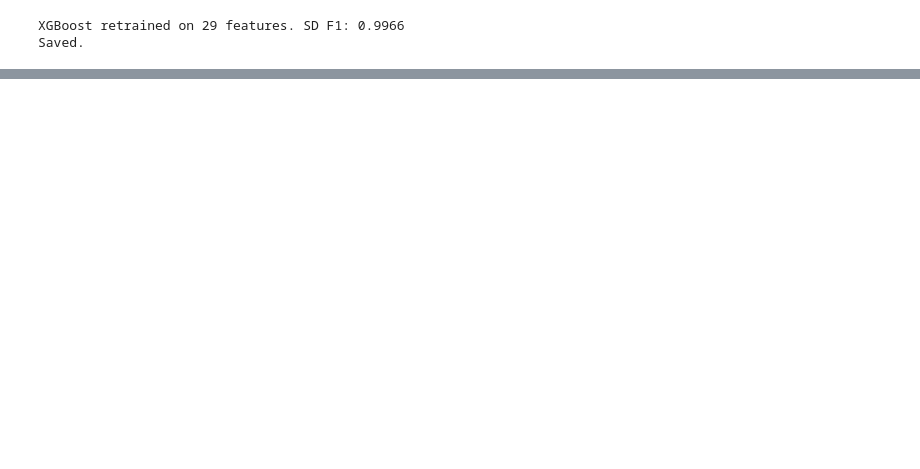
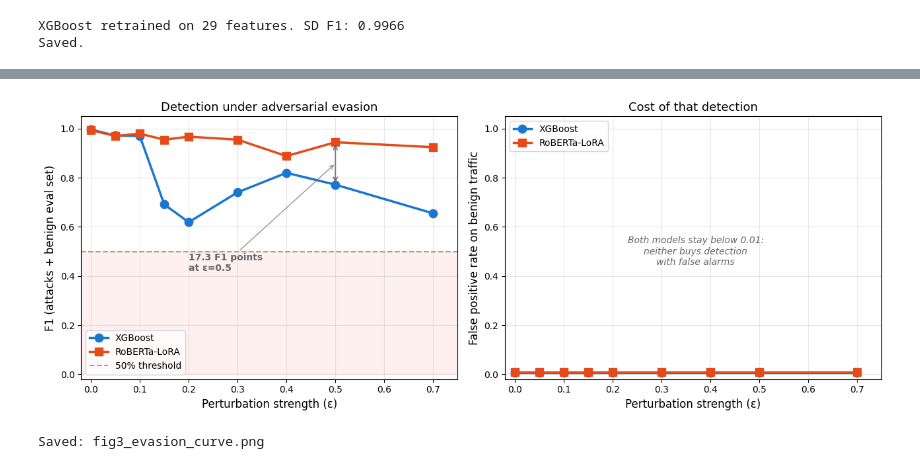
Before and after one commit to ebadatif/IDS-three-axis-evaluation, a Jupyter notebook: notebooks/pipeline.ipynb, the cells around one changed output, grey strips where cells are left out. Cells and saved outputs as stored; diff of their text form; code cells hidden in the pictures; blank space fills up the shorter version.

```diff
--- a/notebooks/pipeline.ipynb
+++ b/notebooks/pipeline.ipynb
@@ -2348,32 +2575,56 @@ print("Saved: fig2_transfer_matrix.png")
 # %%
+# ============================================================
+# FIGURE 3 — Adversarial evasion robustness (F1 + FPR panels)
+# ε=1.0 excluded: degenerate (1 distinct attack row)
+# ============================================================
+PLOT_EPS = sorted(e for e in evasion_df['epsilon'].unique() if e < 1.0)
+fig, (ax1, ax2) = plt.subplots(1, 2, figsize=(13, 5))
 
-fig, ax = plt.subplots(figsize=(8, 5))
+for mname, color, marker in [('XGBoost', XGB_COLOR, 'o'),
+                             ('RoBERTa-LoRA', LLM_COLOR, 's')]:
+    sub = evasion_df[(evasion_df.model == mname) &
+                     (evasion_df.epsilon.isin(PLOT_EPS))].sort_values('epsilon')
+    ax1.plot(sub['epsilon'], sub['f1'], color=color, marker=marker,
+             linewidth=2.5, markersize=9, label=mname, zorder=3)
+    ax2.plot(sub['epsilon'], sub['fpr'], color=color, marker=marker,
+             linewidth=2.5, markersize=9, label=mname, zorder=3)
 
-for mname, color, marker in [('XGBoost', XGB_COLOR, 'o'), ('RoBERTa-LoRA', LLM_COLOR, 's')]:
-    sub = evasion_df[evasion_df.model == mname].sort_values('epsilon')
-    ax.plot(sub['epsilon'], sub['detection_rate'],
-            color=color, marker=marker, linewidth=2.5, markersize=9,
-            label=mname, zorder=3)
+# ---- Left panel: F1 ----
+ax1.axhline(y=0.5, color=GREY, linestyle='--', alpha=0.6,
+            label='50% threshold', zorder=1)
+ax1.fill_between([-0.02, 0.75], 0, 0.5, color='red', alpha=0.06, zorder=0)
 
-ax.axhline(y=0.5, color=GREY, linestyle='--', alpha=0.6, label='50% threshold', zorder=1)
-ax.fill_between([-0.02, 1.02], 0, 0.5, color='red', alpha=0.06, zorder=0)
+x5 = evasion_df[(evasion_df.model == 'XGBoost') & (evasion_df.epsilon == 0.5)]['f1'].values[0]
+r5 = evasion_df[(evasion_df.model == 'RoBERTa-LoRA') & (evasion_df.epsilon == 0.5)]['f1'].values[0]
 
-# Annotate the punchlines
-ax.annotate('XGBoost:\n0% at ε=1.0', xy=(1.0, 0.0), xytext=(0.75, 0.15),
-            fontsize=10, color=XGB_COLOR, fontweight='bold',
-            arrowprops=dict(arrowstyle='->', color=XGB_COLOR, alpha=0.6))
-ax.annotate('RoBERTa:\n84% at ε=1.0', xy=(1.0, 0.84), xytext=(0.60, 0.60),
-            fontsize=10, color=LLM_COLOR, fontweight='bold',
-            arrowprops=dict(arrowstyle='->', color=LLM_COLOR, alpha=0.6))
+ax1.annotate(f'{(r5-x5)*100:.1f} F1 points\nat ε=0.5',
+             xy=(0.5, (x5 + r5) / 2), xytext=(0.20, 0.42),
+             fontsize=10, fontweight='bold', color=GREY,
+             arrowprops=dict(arrowstyle='->', color=GREY, alpha=0.7))
+ax1.annotate('', xy=(0.5, x5), xytext=(0.5, r5),
+             arrowprops=dict(arrowstyle='<->', color=GREY, alpha=0.8, lw=1.5))
 
-ax.set_xlabel('Perturbation strength (ε)')
-ax.set_ylabel('Detection rate')
-ax.set_title('Adversarial evasion — the ranking reverses')
-ax.set_xlim(-0.02, 1.02); ax.set_ylim(-0.02, 1.05)
-ax.legend(loc='lower left')
-ax.grid(True, alpha=0.3); ax.set_axisbelow(True)
+ax1.set_xlabel('Perturbation strength (ε)')
+ax1.set_ylabel('F1 (attacks + benign eval set)')
+ax1.set_title('Detection under adversarial evasion')
+ax1.set_xlim(-0.02, 0.75); ax1.set_ylim(-0.02, 1.05)
+ax1.legend(loc='lower left'); ax1.grid(True, alpha=0.3); ax1.set_axisbelow(True)
 
-fig.savefig(f"{OUTPUT}/figures/fig3_evasion_curve.png")
+# ---- Right panel: FPR ----
+ax2.set_xlabel('Perturbation strength (ε)')
+ax2.set_ylabel('False positive rate on benign traffic')
+ax2.set_title('Cost of that detection')
+ax2.set_xlim(-0.02, 0.75); ax2.set_ylim(-0.02, 1.05)
+ax2.legend(loc='upper left'); ax2.grid(True, alpha=0.3); ax2.set_axisbelow(True)
+ax2.text(0.37, 0.5,
+         'Both models stay below 0.01:\nneither buys detection\nwith false alarms',
+         ha='center', va='center', fontsize=10, color=GREY, style='italic')
+
+plt.tight_layout()
+fig.savefig(f"{OUTPUT}/figures/fig3_evasion_curve.png", dpi=300, bbox_inches='tight')
 plt.show()
 print("Saved: fig3_evasion_curve.png")
+# %% [output]
+[figure, added]
+Saved: fig3_evasion_curve.png
 # %%
```
Also changed, not shown: parts of 58 cells of this notebook.
